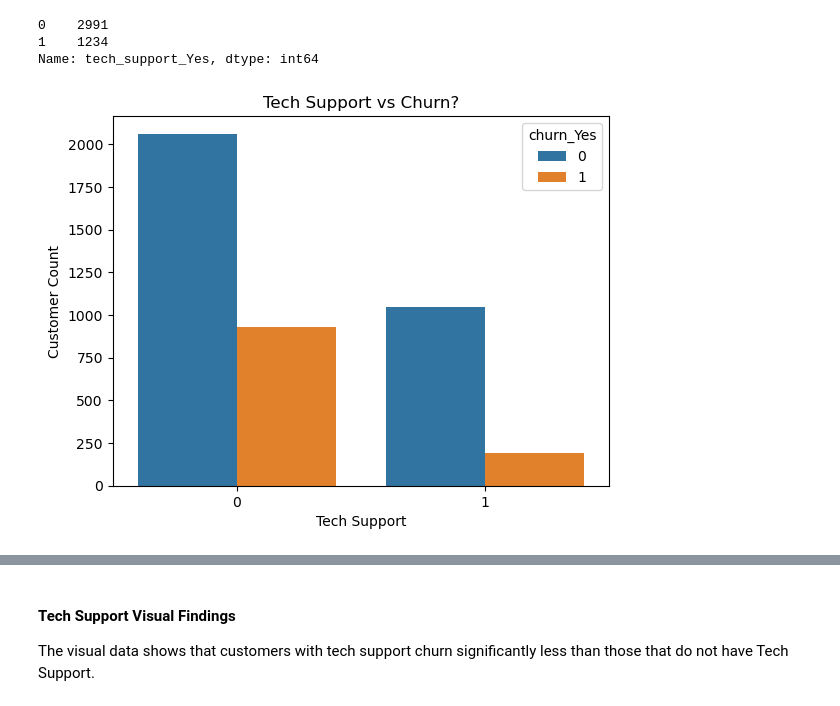
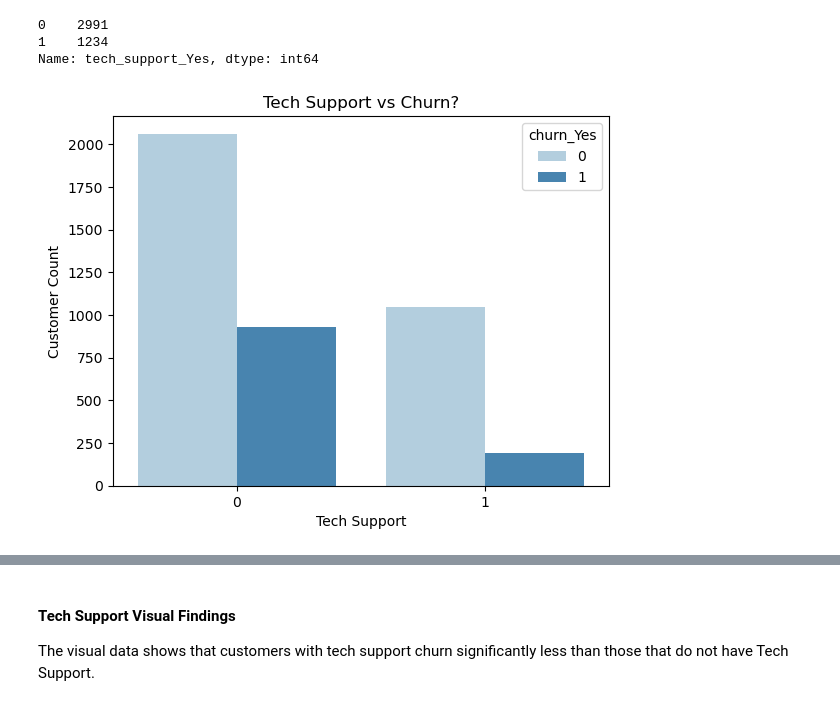
Before and after one commit to annie-carter/classification_project, a Jupyter notebook: nonfinal_exploration.ipynb, the cells around one changed output, grey strips where cells are left out. Saved outputs shown, nothing was run; the diff lists cells and outputs as text; code cells hidden in the pictures.

```diff
--- a/nonfinal_exploration.ipynb
+++ b/nonfinal_exploration.ipynb
@@ -371,10 +466,13 @@ telco_train.tech_support_Yes.value_counts()
 Name: tech_support_Yes, dtype: int64
 # %%
 #Visualizing the tech support vs churn
-ts=sns.countplot(data=telco_train, x='tech_support_Yes', hue='churn_Yes')
+ts=sns.countplot(data=telco_train, x='tech_support_Yes', hue='churn_Yes', palette='Blues')
+
 ts.set_xlabel('Tech Support')
 ts.set_ylabel('Customer Count')
 plt.title('Tech Support vs Churn?')
+
+
 plt.show()
 # %% [output]
-[figure, old version]
+[figure, new version]
```
Also changed, not shown: parts of 16 cells of this notebook.
